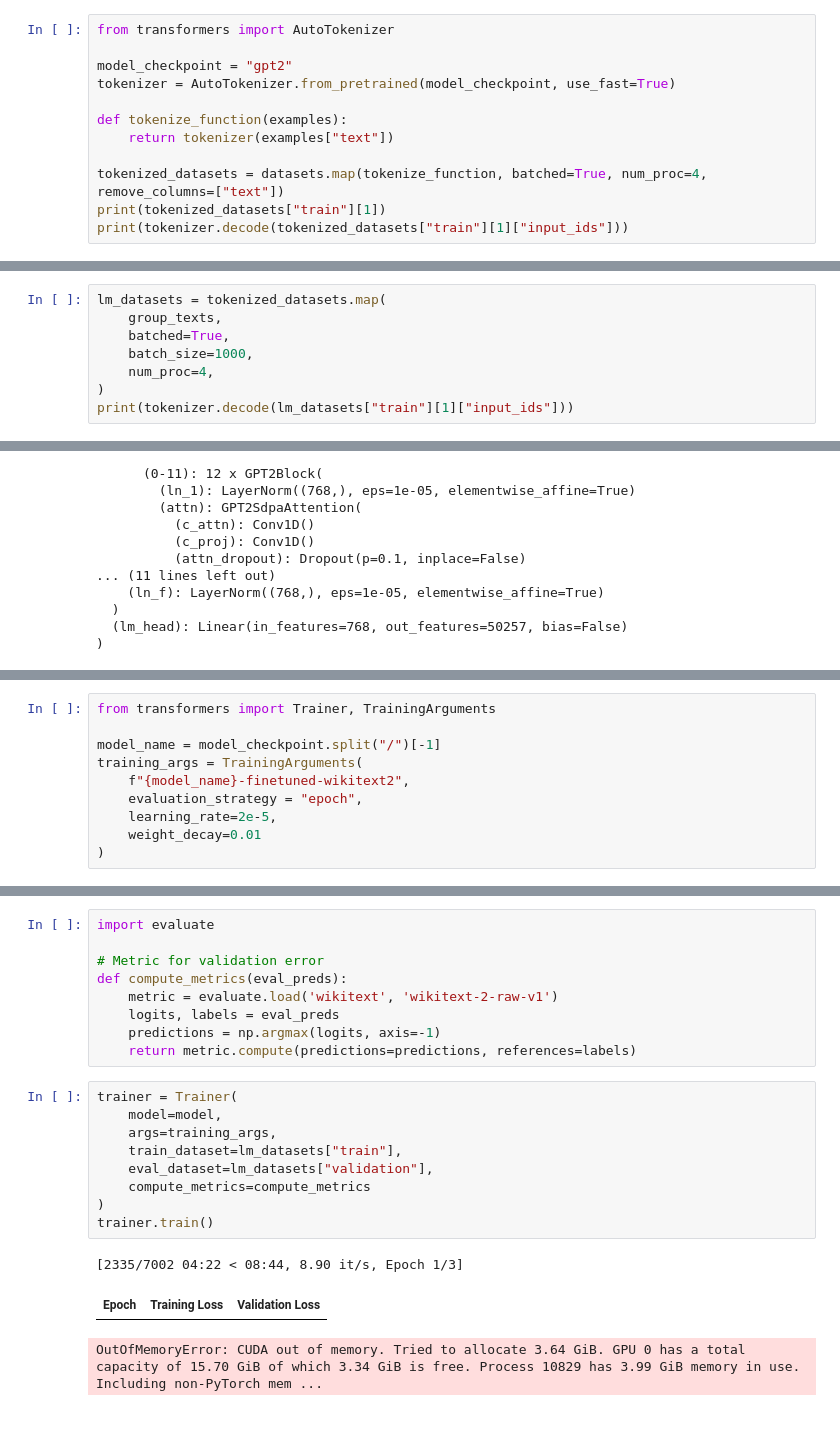
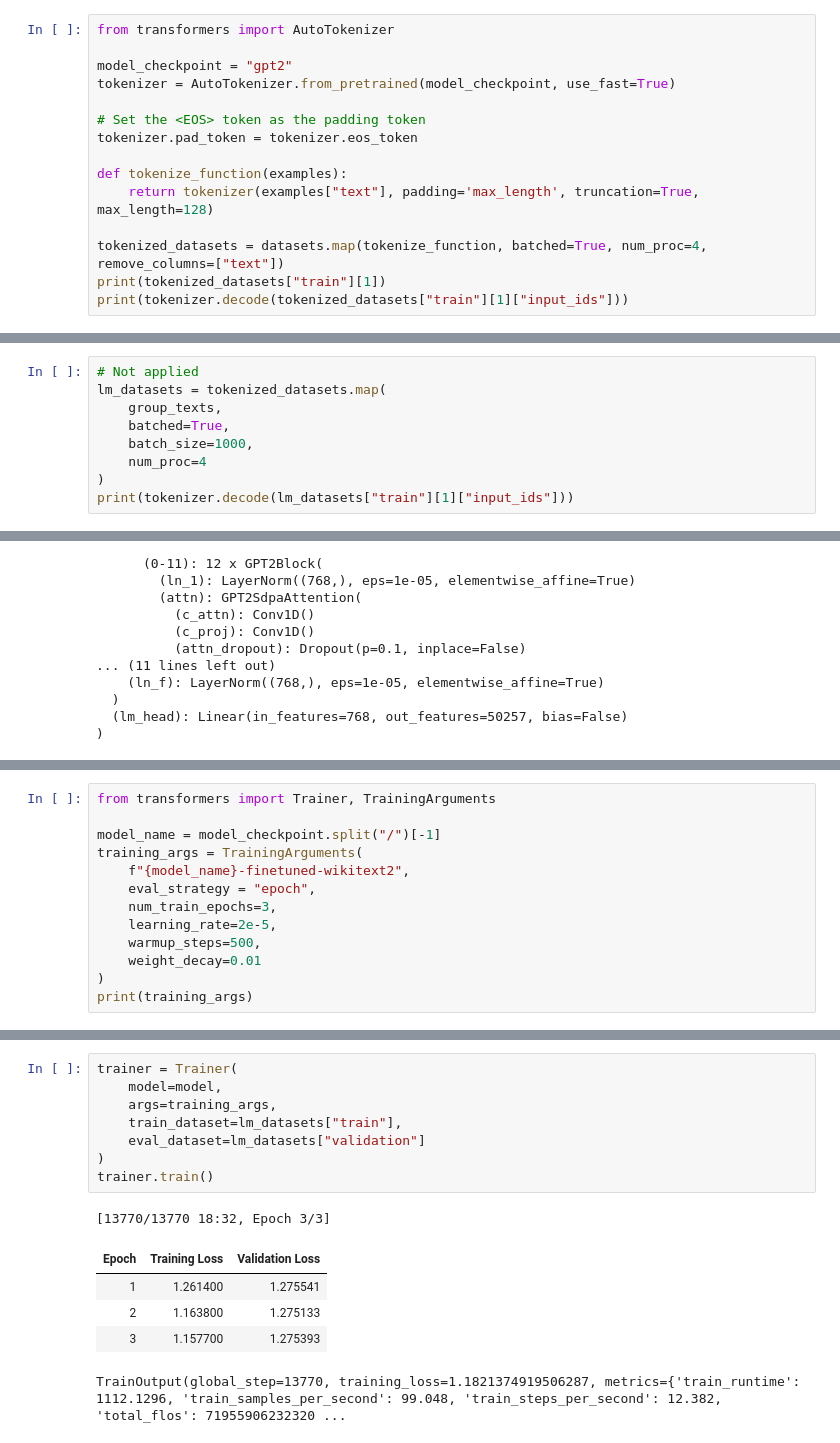
Before and after one commit to yungshun317/torch-nlp, a Jupyter notebook: natural_language_generation.ipynb, the cells around one changed output, grey strips where cells are left out. Saved outputs shown, nothing was run; the diff lists cells and outputs as text.

Commit message:
[FEAT] Perform text generation with fine-tuned GPT-2 and explore the tokenization pipeline

```diff
--- a/natural_language_generation.ipynb
+++ b/natural_language_generation.ipynb
@@ -2138,8 +2236,11 @@ from transformers import AutoTokenizer
 model_checkpoint = "gpt2"
 tokenizer = AutoTokenizer.from_pretrained(model_checkpoint, use_fast=True)
 
+# Set the <EOS> token as the padding token
+tokenizer.pad_token = tokenizer.eos_token
+
 def tokenize_function(examples):
-    return tokenizer(examples["text"])
+    return tokenizer(examples["text"], padding='max_length', truncation=True, max_length=128)
 
 tokenized_datasets = datasets.map(tokenize_function, batched=True, num_proc=4, remove_columns=["text"])
 print(tokenized_datasets["train"][1])
@@ -2166,11 +2269,12 @@ def group_texts(examples):
     result["labels"] = result["input_ids"].copy()
     return result
 # %%
+# Not applied
 lm_datasets = tokenized_datasets.map(
     group_texts,
     batched=True,
     batch_size=1000,
-    num_proc=4,
+    num_proc=4
 )
 print(tokenizer.decode(lm_datasets["train"][1]["input_ids"]))
 # %% [output]
@@ -2212,7 +2329,10 @@ from transformers import Trainer, TrainingArguments
 model_name = model_checkpoint.split("/")[-1]
 training_args = TrainingArguments(
     f"{model_name}-finetuned-wikitext2",
-    evaluation_strategy = "epoch",
+    eval_strategy = "epoch",
+    num_train_epochs=3,
     learning_rate=2e-5,
+    warmup_steps=500,
     weight_decay=0.01
 )
+print(training_args)
@@ -2219,25 +2357,18 @@ training_args = TrainingArguments(
-# %%
-import evaluate
-
-# Metric for validation error
-def compute_metrics(eval_preds):
-    metric = evaluate.load('wikitext', 'wikitext-2-raw-v1')
-    logits, labels = eval_preds
-    predictions = np.argmax(logits, axis=-1)
-    return metric.compute(predictions=predictions, references=labels)
 # %%
 trainer = Trainer(
     model=model,
     args=training_args,
     train_dataset=lm_datasets["train"],
-    eval_dataset=lm_datasets["validation"],
-    compute_metrics=compute_metrics
+    eval_dataset=lm_datasets["validation"]
 )
 trainer.train()
 # %% [output]
-[2335/7002 04:22 < 08:44, 8.90 it/s, Epoch 1/3]
+[13770/13770 18:32, Epoch 3/3]
 | Epoch | Training Loss | Validation Loss |
+| 1 | 1.261400 | 1.275541 |
+| 2 | 1.163800 | 1.275133 |
+| 3 | 1.157700 | 1.275393 |
-OutOfMemoryError: CUDA out of memory. Tried to allocate 3.64 GiB. GPU 0 has a total capacity of 15.70 GiB of which 3.34 GiB is free. Process 10829 has 3.99 GiB memory in use. Including non-PyTorch mem ...
+TrainOutput(global_step=13770, training_loss=1.1821374919506287, metrics={'train_runtime': 1112.1296, 'train_samples_per_second': 99.048, 'train_steps_per_second': 12.382, 'total_flos': 71955906232320 ...
 # %%
 import math
 
```
Also changed, not shown: parts of 22 cells of this notebook.
